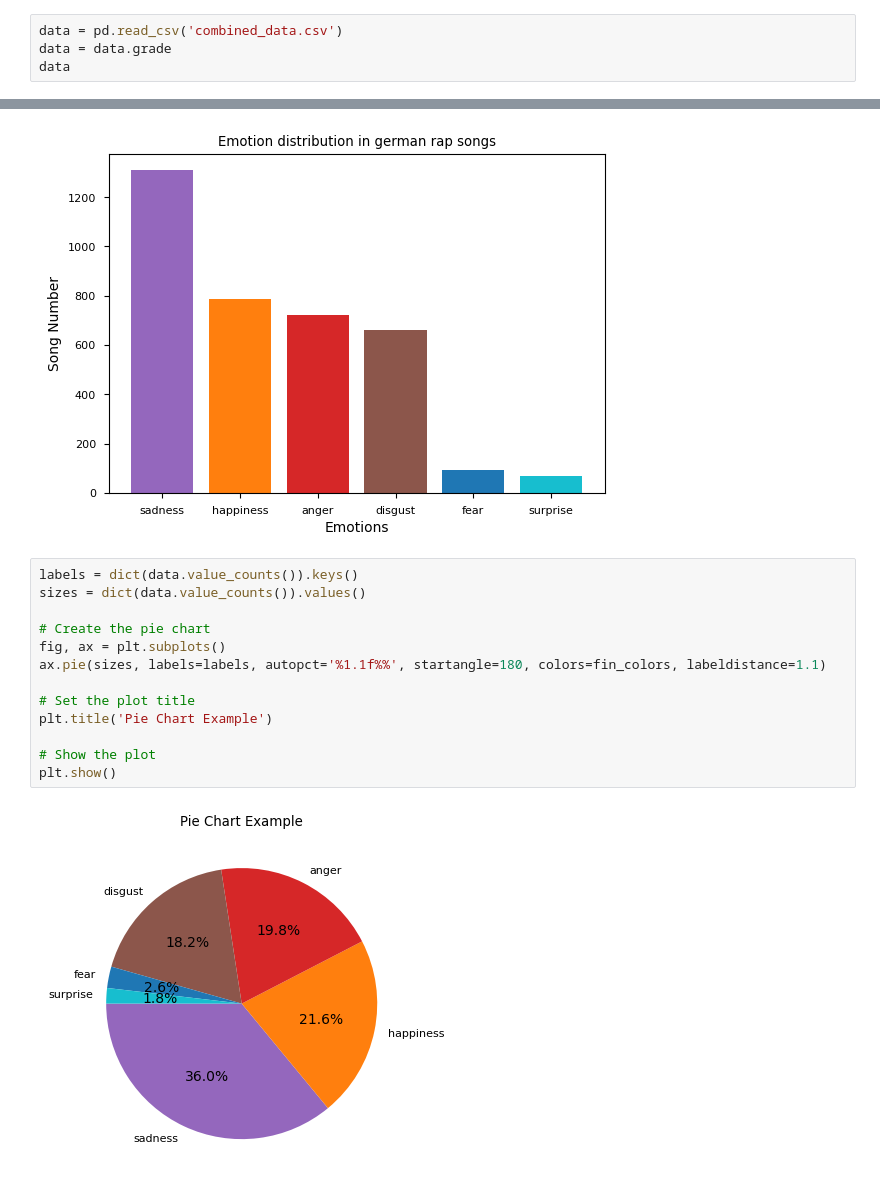
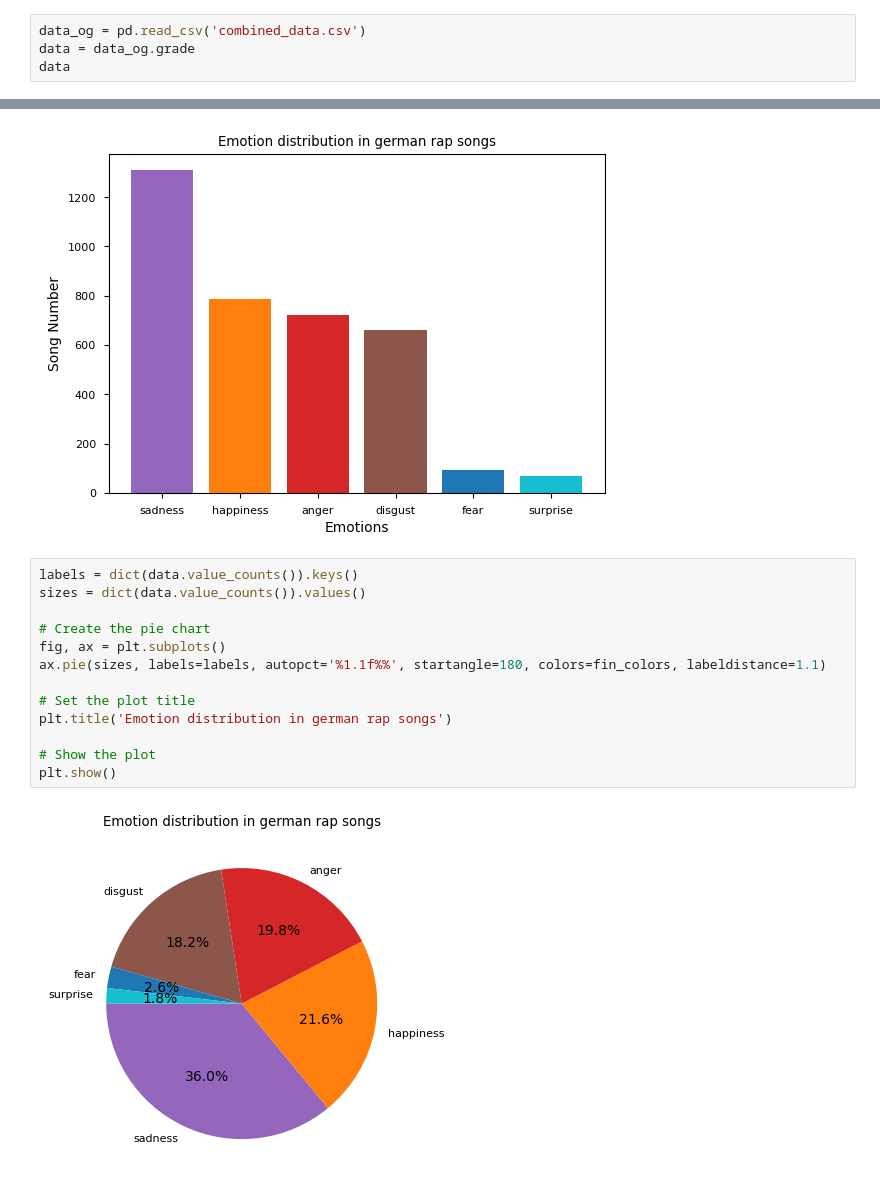
Before and after one commit to Mxgra/sentiment-analysis-gpt, a Jupyter notebook: Visualization.ipynb, the cells around one changed output, grey strips where cells are left out. Drawn from its saved outputs; the diff is of its cells as text.

```diff
--- a/Visualization.ipynb
+++ b/Visualization.ipynb
@@ -12,6 +9,6 @@ array([60., 16.,  7., 75., 19., 63.])
 # %%
-data = pd.read_csv('combined_data.csv')
-data = data.grade
+data_og = pd.read_csv('combined_data.csv')
+data = data_og.grade
 data
 # %% [output]
 0                                              Happiness.
@@ -160,15 +103,15 @@ plt.show()
 # %%
 labels = dict(data.value_counts()).keys()
 sizes = dict(data.value_counts()).values()
 
 # Create the pie chart
 fig, ax = plt.subplots()
 ax.pie(sizes, labels=labels, autopct='%1.1f%%', startangle=180, colors=fin_colors, labeldistance=1.1)
 
 # Set the plot title
-plt.title('Pie Chart Example')
+plt.title('Emotion distribution in german rap songs')
 
 # Show the plot
 plt.show()
 # %% [output]
-[figure, old version]
+[figure, new version]
```
Also changed, not shown: parts of 13 cells of this notebook, 5 other files.
